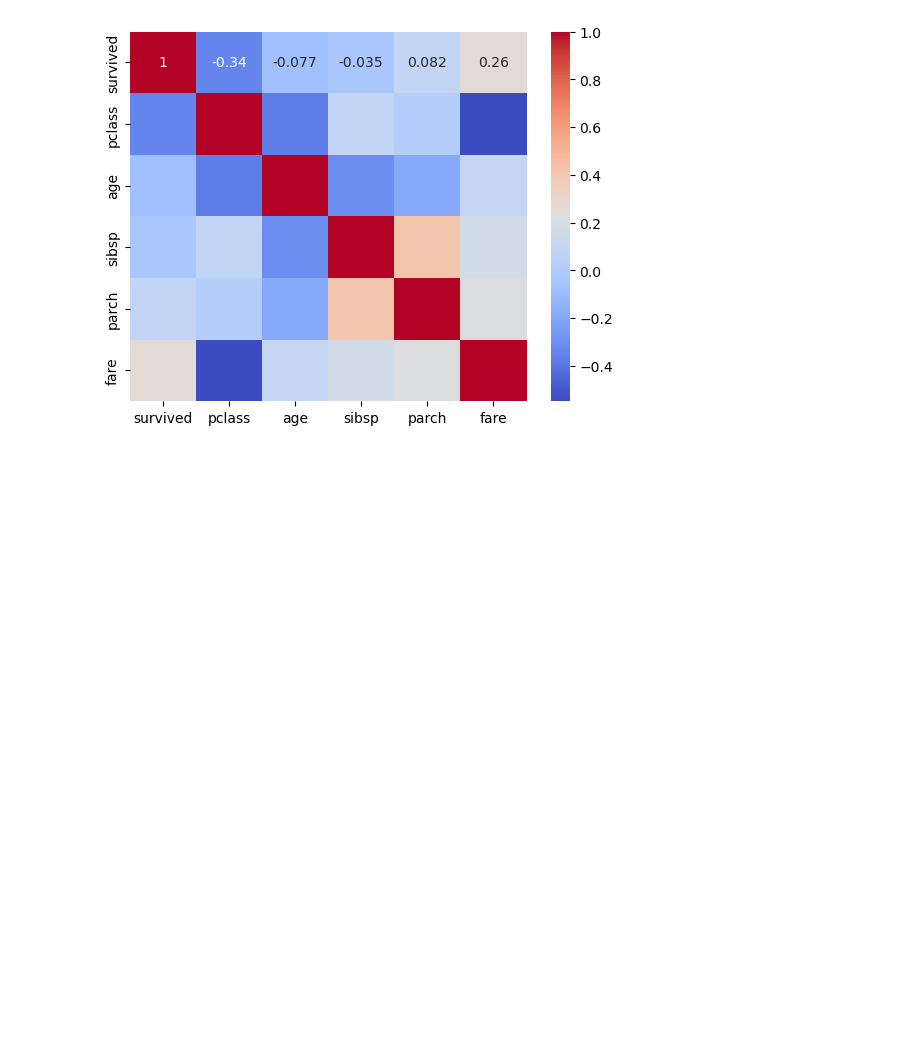
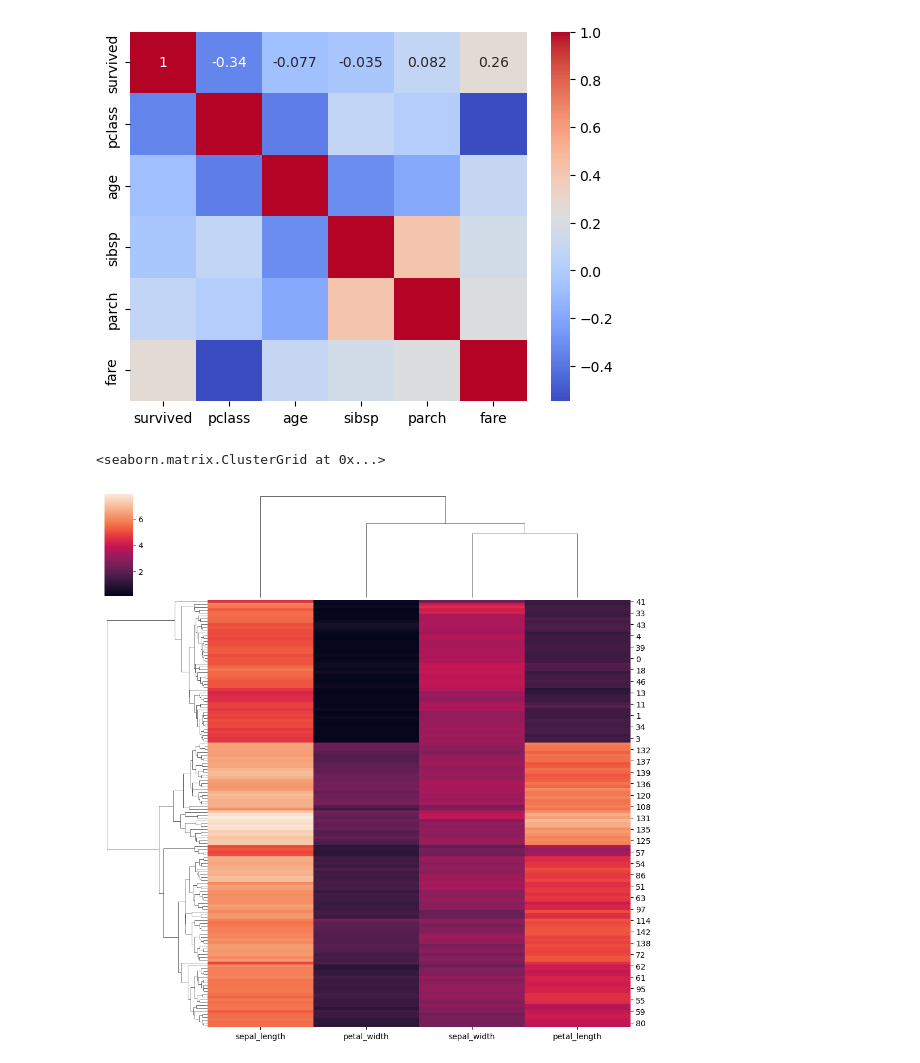
Before and after one commit to hamzacyberpatcher/seaborn-tutorial, a Jupyter notebook: seaborn.ipynb, the cells around one changed output. Saved outputs shown, nothing was run; the diff lists cells and outputs as text; code cells hidden in the pictures; blank space fills up the shorter version.

Commit message:
added clustermap

```diff
--- a/seaborn.ipynb
+++ b/seaborn.ipynb
@@ -104,4 +104,7 @@ sns.heatmap(titanic.select_dtypes(include='number').corr(), annot=True, cmap='co
 <Axes: >
 [figure]
 # %%
-sns.clustermap(iris.sele)
+sns.clustermap(iris.drop('species', axis=1))
+# %% [output]
+<seaborn.matrix.ClusterGrid at 0x...>
+[figure, added]
```
Also changed, not shown: parts of 2 cells of this notebook.
